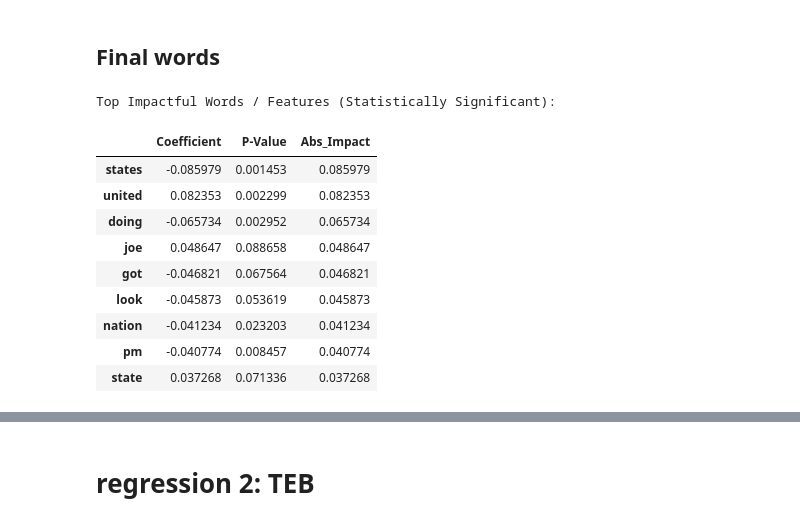
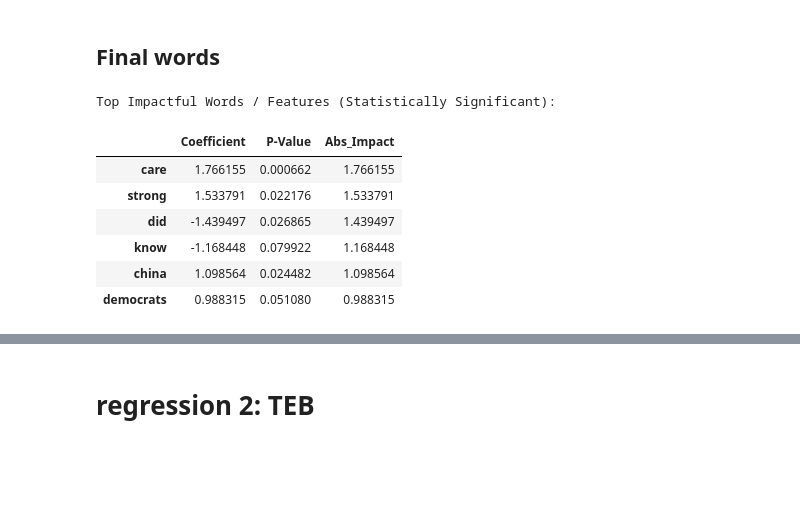
Before and after one commit to jzuckerman1/TwitterDissemination, a Jupyter notebook: hypothesis_test.ipynb, the cells around one changed output, grey strips where cells are left out. Cells and saved outputs as stored; diff of their text form; code cells hidden in the pictures; blank space fills up the shorter version.

```diff
--- a/hypothesis_test.ipynb
+++ b/hypothesis_test.ipynb
@@ -175,63 +204,72 @@ import statsmodels.formula.api as smf
 from stargazer.stargazer import Stargazer
 # Fit Ordinary Least Squares (OLS) Regression
 # model = sm.OLS(Y, X).fit()
-model = smf.ols(formula="Oil_Ret ~ is_president + C(author)", data=df_final).fit()
+model1 = smf.ols(formula="VIX_Change ~ is_president + C(author) + C(platform)", data=df_final).fit()
+model2 = smf.ols(formula="Treasury_Return ~ is_president + C(author) + C(platform)", data=df_final).fit()
+model3 = smf.ols(formula="Oil_Return ~ is_president + C(author) + C(platform)", data=df_final).fit()
+model4 = smf.ols(formula="SNP500_Return ~ is_president + C(author) + C(platform)", data=df_final).fit()
 
 # Print the regression summary
 # print(model.summary2())
 
-sg = Stargazer([model])
+
+sg = Stargazer([model1, model2, model3, model4])
 sg.title("OLS with Presidential Control Results")
-
+sg.custom_columns(
+    ["VIX Change", "Treasury Return", "Oil Return", "S&P500 Return"],
+    [1, 1, 1, 1]
+)
 with open("outfile.html", "w") as f:
     f.write(sg.render_html())
 # %% [markdown]
 ## Final words
 # %%
-# regression for keywords
-Y = df_final['Oil_Ret']
+res_words = {}
+fin_vars = ['VIX_Change','Treasury_Return', 'Oil_Return','SNP500_Return']
+for fin_var in fin_vars:
+    # regression for keywords
+    Y = df_final[fin_var]
 
-# Predictors: Keyword frequencies + the "is_president" effect + a constant intercept
-X = df_final[['is_president'] + list(keyword_features.columns)]
-X = sm.add_constant(X)
+    # Predictors: Keyword frequencies + the "is_president" effect + a constant intercept
+    X = df_final[['is_president'] + list(keyword_features.columns)]
+    X = sm.add_constant(X)
 
-# Fit Ordinary Least Squares (OLS) Regression
-model = sm.OLS(Y, X).fit()
+    # Fit Ordinary Least Squares (OLS) Regression
+    model = sm.OLS(Y, X).fit()
 
-# Extract P-values and Coefficients from the model
-results_df = pd.DataFrame({
-    'Coefficient': model.params,
-    'P-Value': model.pvalues
-})
+    # Extract P-values and Coefficients from the model
+    results_df = pd.DataFrame({
+        'Coefficient': model.params,
+        'P-Value': model.pvalues
+    })
 
-# Filter out the constant to focus purely on features
-results_df = results_df.drop('const', errors='ignore')
+    # Filter out the constant to focus purely on features
+    results_df = results_df.drop('const', errors='ignore')
 
-# Determine significance (p < 0.05) and sort by absolute coefficient impact
-significant_factors = results_df[results_df['P-Value'] < 0.1]
-significant_factors['Abs_Impact'] = significant_factors['Coefficient'].abs()
-significant_factors = significant_factors.sort_values(by='Abs_Impact', ascending=False)
+    # Determine significance (p < 0.05) and sort by absolute coefficient impact
+    significant_factors = results_df[results_df['P-Value'] < 0.1]
 
-print("Top Impactful Words / Features (Statistically Significant):")
-display(significant_factors.head(20))
+    res_words[fin_var] = significant_factors.reset_index()['index']
+    significant_factors['Abs_Impact'] = significant_factors['Coefficient'].abs()
+    significant_factors = significant_factors.sort_values(by='Abs_Impact', ascending=False)
 
-# Specifically check the effect of being in office
-print("\nEffect of being President on Risk:")
-if 'is_president' in significant_factors.index:
-    effect = significant_factors.loc['is_president', 'Coefficient']
-    print(f"Statistically significant effect. Coefficient: {effect:.4f}")
-else:
-    print(f"Not statistically significant at p < 0.05. Coefficient was {results_df.loc['is_president', 'Coefficient']:.4f} (p-value: {results_df.loc['is_president', 'P-Value']:.4f})")
+    print("Top Impactful Words / Features (Statistically Significant):")
+    display(significant_factors.head(20))
+
+    # Specifically check the effect of being in office
+    print("\nEffect of being President on Risk:")
+    if 'is_president' in significant_factors.index:
+        effect = significant_factors.loc['is_president', 'Coefficient']
+        print(f"Statistically significant effect. Coefficient: {effect:.4f}")
+    else:
+        print(f"Not statistically significant at p < 0.05. Coefficient was {results_df.loc['is_president', 'Coefficient']:.4f} (p-value: {results_df.loc['is_president', 'P-Value']:.4f})")
 # %% [output]
 Top Impactful Words / Features (Statistically Significant):
 |  | Coefficient | P-Value | Abs_Impact |
-| states | -0.085979 | 0.001453 | 0.085979 |
-| united | 0.082353 | 0.002299 | 0.082353 |
-| doing | -0.065734 | 0.002952 | 0.065734 |
-| joe | 0.048647 | 0.088658 | 0.048647 |
-| got | -0.046821 | 0.067564 | 0.046821 |
-| look | -0.045873 | 0.053619 | 0.045873 |
-| nation | -0.041234 | 0.023203 | 0.041234 |
-| pm | -0.040774 | 0.008457 | 0.040774 |
-| state | 0.037268 | 0.071336 | 0.037268 |
+| care | 1.766155 | 0.000662 | 1.766155 |
+| strong | 1.533791 | 0.022176 | 1.533791 |
+| did | -1.439497 | 0.026865 | 1.439497 |
+| know | -1.168448 | 0.079922 | 1.168448 |
+| china | 1.098564 | 0.024482 | 1.098564 |
+| democrats | 0.988315 | 0.051080 | 0.988315 |
 Effect of being President on Risk:
```
Also changed, not shown: parts of 12 cells of this notebook, 4 other files.
